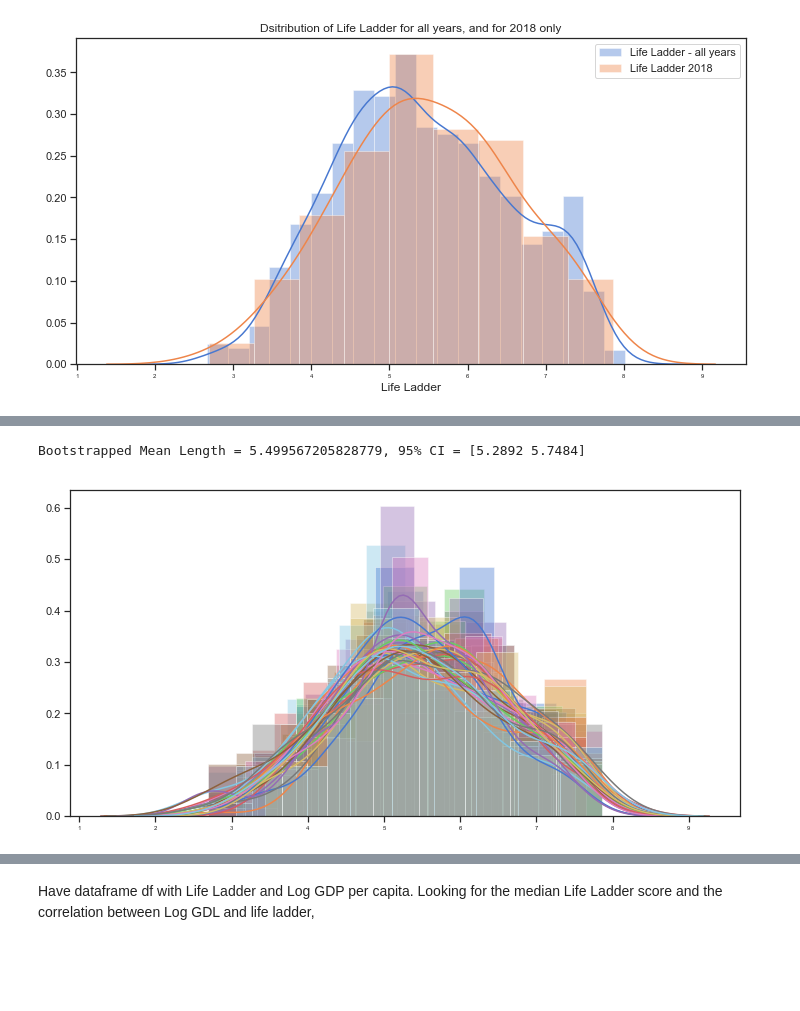
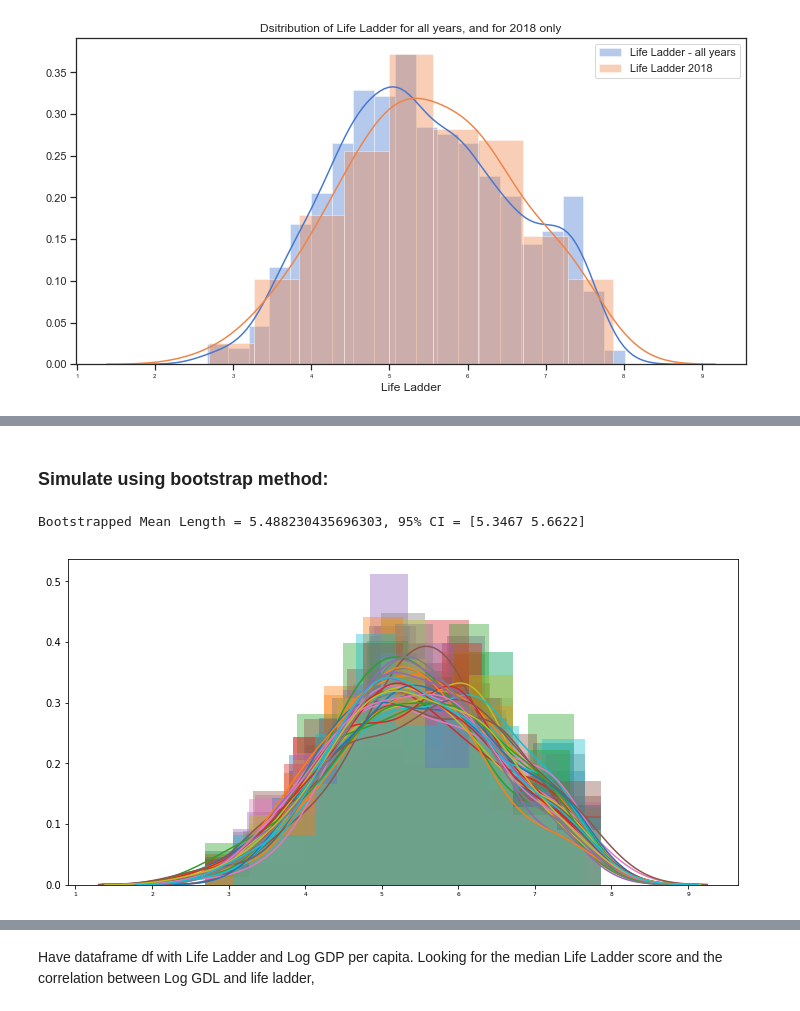
Before and after one commit to angela1C/Programming-for-Data-Analysis-Simulation-Project-2019, a Jupyter notebook: HappySimulate.ipynb, the cells around one changed output, grey strips where cells are left out. Cells and saved outputs as stored; diff of their text form; code cells hidden in the pictures; blank space fills up the shorter version.

Commit message:
review part 1, testing for normality of the variables and simulating data for 2 variables

```diff
--- a/HappySimulate.ipynb
+++ b/HappySimulate.ipynb
@@ -705,0 +763,19 @@ y= np.random.normal(9.222456,1.185794,100)
+# %%
+# Anderson-Darling Test
+from numpy.random import seed
+from numpy.random import randn
+from scipy.stats import anderson
+# seed the random number generator
+seed(1)
+# generate univariate observations
+data = df18['Life Ladder']
+# normality test
+result = anderson(data)
+print('Statistic: %.3f' % result.statistic)
+p = 0
+for i in range(len(result.critical_values)):
+    sl, cv = result.significance_level[i], result.critical_values[i]
+    if result.statistic < result.critical_values[i]:
+        print('%.3f: %.3f, data looks normal (fail to reject H0)' % (sl, cv))
+    else:
+        print('%.3f: %.3f, data does not look normal (reject H0)' % (sl, cv))
@@ -708,7 +842,7 @@ y= np.random.normal(9.222456,1.185794,100)
 # %%
 # loop through and plot a  number of simulations:
-for i in range(100):
-        Life_sim= np.random.normal(5.437155,1.121149,1700)
+for i in range(20):
+        Life_sim= np.random.normal(df18['Life Ladder'].mean(),df18['Life Ladder'].std(),136)
         # plot the distributions of the simulated data
         sns.distplot(Life_sim)
 # %% [output]
@@ -736,25 +870,27 @@ standard deviation:1.1233301586995275
+# %% [markdown]
+### Simulate using bootstrap method:
 # %%
 # trying bootstrap adapted from datacamp:
 life=df18['Life Ladder']
 # create a list to store the means of the samples, set the number of simulations
 mean_life, sims = [], 30
 # use loop to create 100 samples - takes very long to do 1000
 for i in range(sims):
     # draw a random sample from life with replacement and store it in life_sample
     life_sample=np.random.choice(life, replace=True, size=len(life))
     # calculate the mean of each sample
     sns.distplot(life_sample)
     sample_mean = np.mean(life_sample)
     # append the mean of each sample to mean_lifes
     mean_life.append(sample_mean)
 
 # Calculate bootstrapped mean and 95% confidence interval.
-boot_mean = np.mean(mean_lifes)
+boot_mean = np.mean(mean_life)
 boot_95_ci = np.percentile(mean_life, [2.5, 97.5])
 print("Bootstrapped Mean Length = {}, 95% CI = {}".format(boot_mean, boot_95_ci))
 # %% [output]
-Bootstrapped Mean Length = 5.499567205828779, 95% CI = [5.2892 5.7484]
+Bootstrapped Mean Length = 5.488230435696303, 95% CI = [5.3467 5.6622]
-[figure, old version]
+[figure, new version]
 # %%
 print("Samples from the simulation")
 print(f"mean: {life_sample.mean()}")
```
Also changed, not shown: parts of 113 cells of this notebook, 2 other files.
